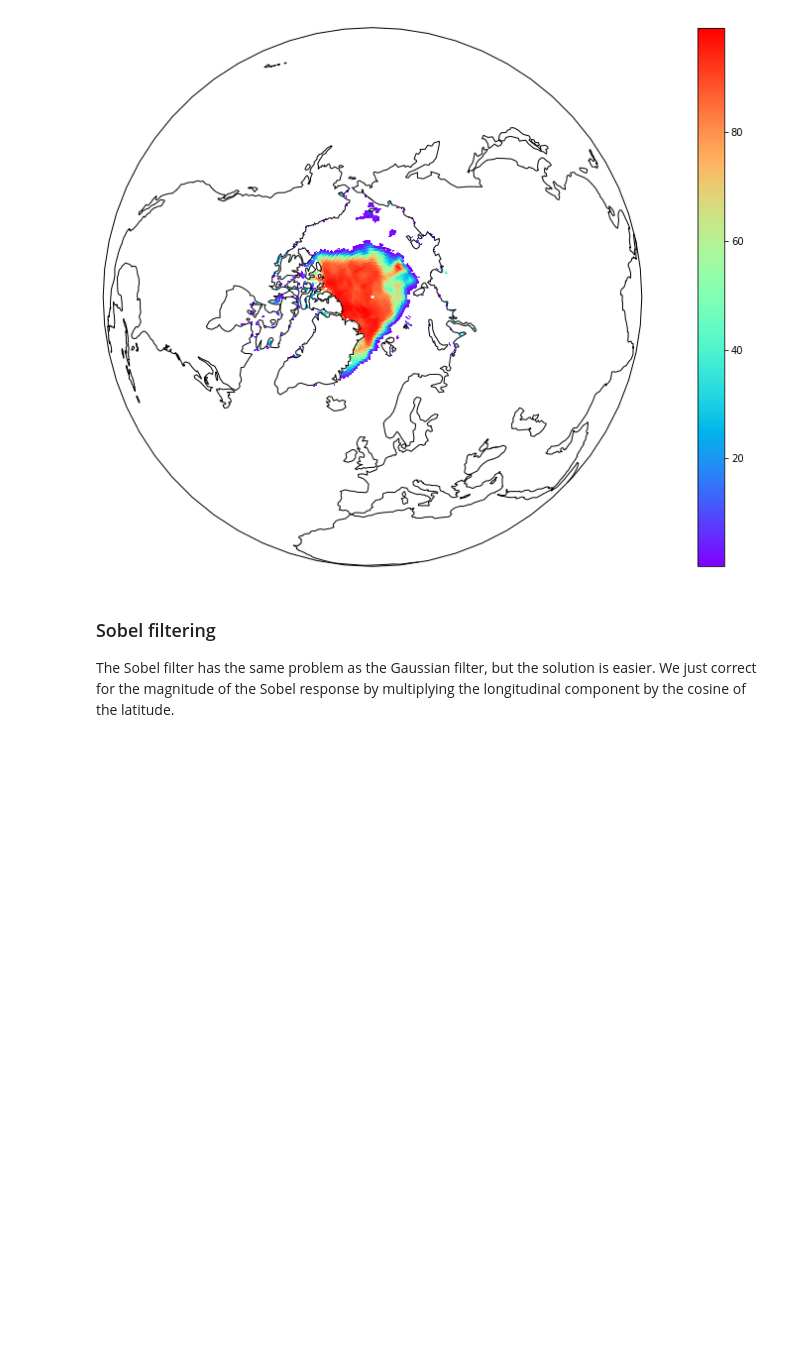
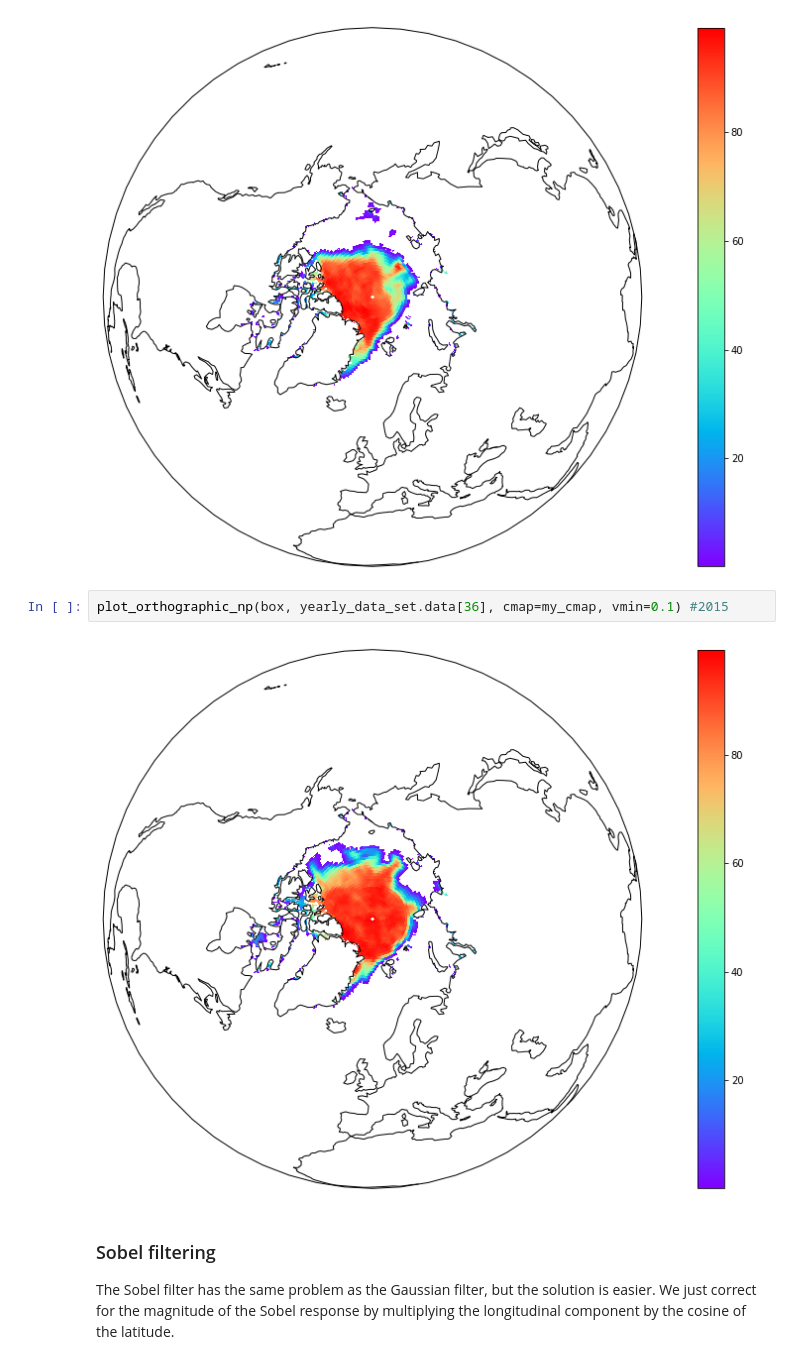
Before and after one commit to abrupt-climate/notebooks, a Jupyter notebook: Observations_seaice.ipynb, the cells around one changed output. Saved outputs shown, nothing was run; the diff lists cells and outputs as text; blank space fills up the shorter version.

```diff
--- a/Observations_seaice.ipynb
+++ b/Observations_seaice.ipynb
@@ -79,6 +79,10 @@ plot_orthographic_np(box, yearly_data_set.data[28], cmap=my_cmap, vmin=0.1) #200
 plot_orthographic_np(box, yearly_data_set.data[33], cmap=my_cmap, vmin=0.1) #2012
 # %% [output]
 [figure]
+# %%
+plot_orthographic_np(box, yearly_data_set.data[36], cmap=my_cmap, vmin=0.1) #2015
+# %% [output]
+[figure, added]
 # %% [markdown]
 ### Sobel filtering
 The Sobel filter has the same problem as the Gaussian filter, but the solution is easier. We just correct for the magnitude of the Sobel response by multiplying the longitudinal component by the cosine of the latitude.
```
Also changed, not shown: parts of 3 cells of this notebook.
